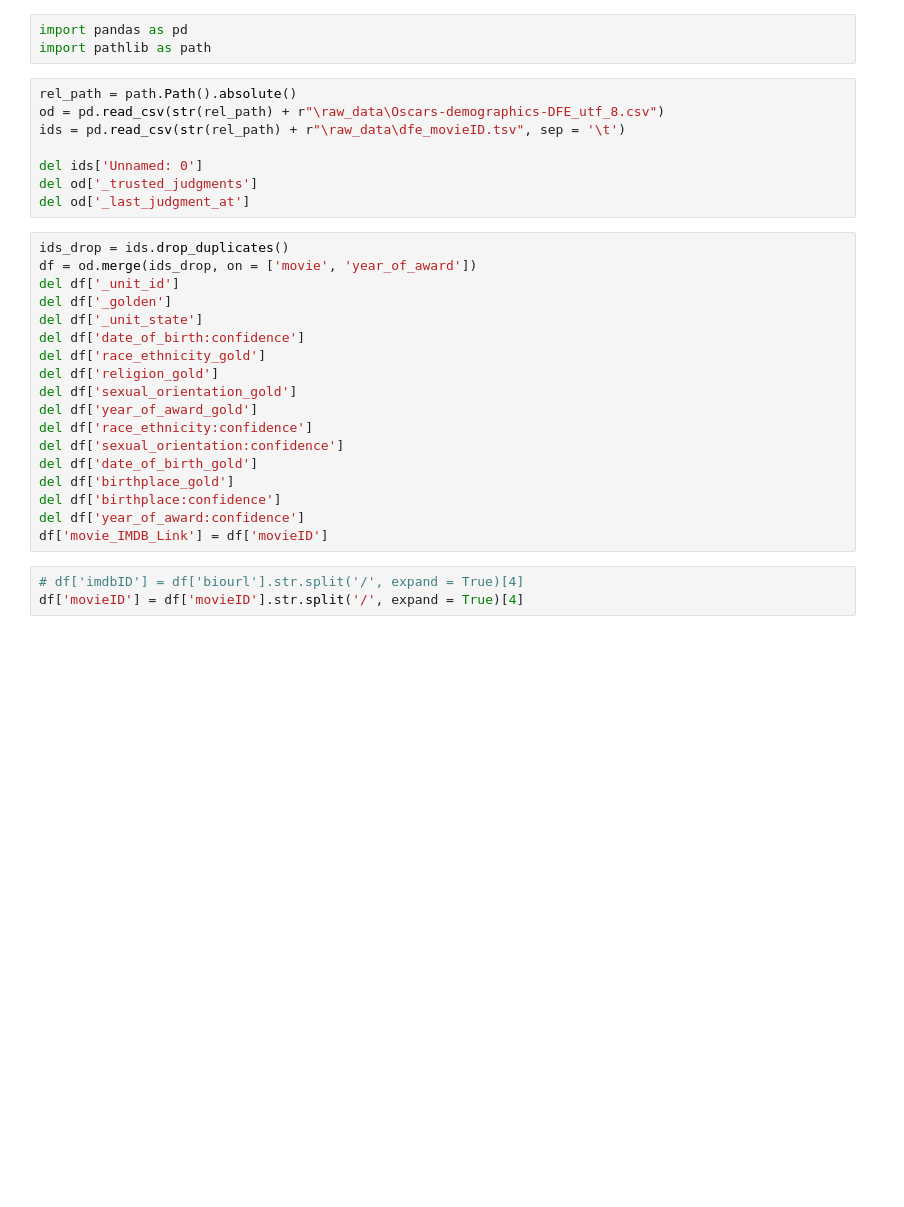
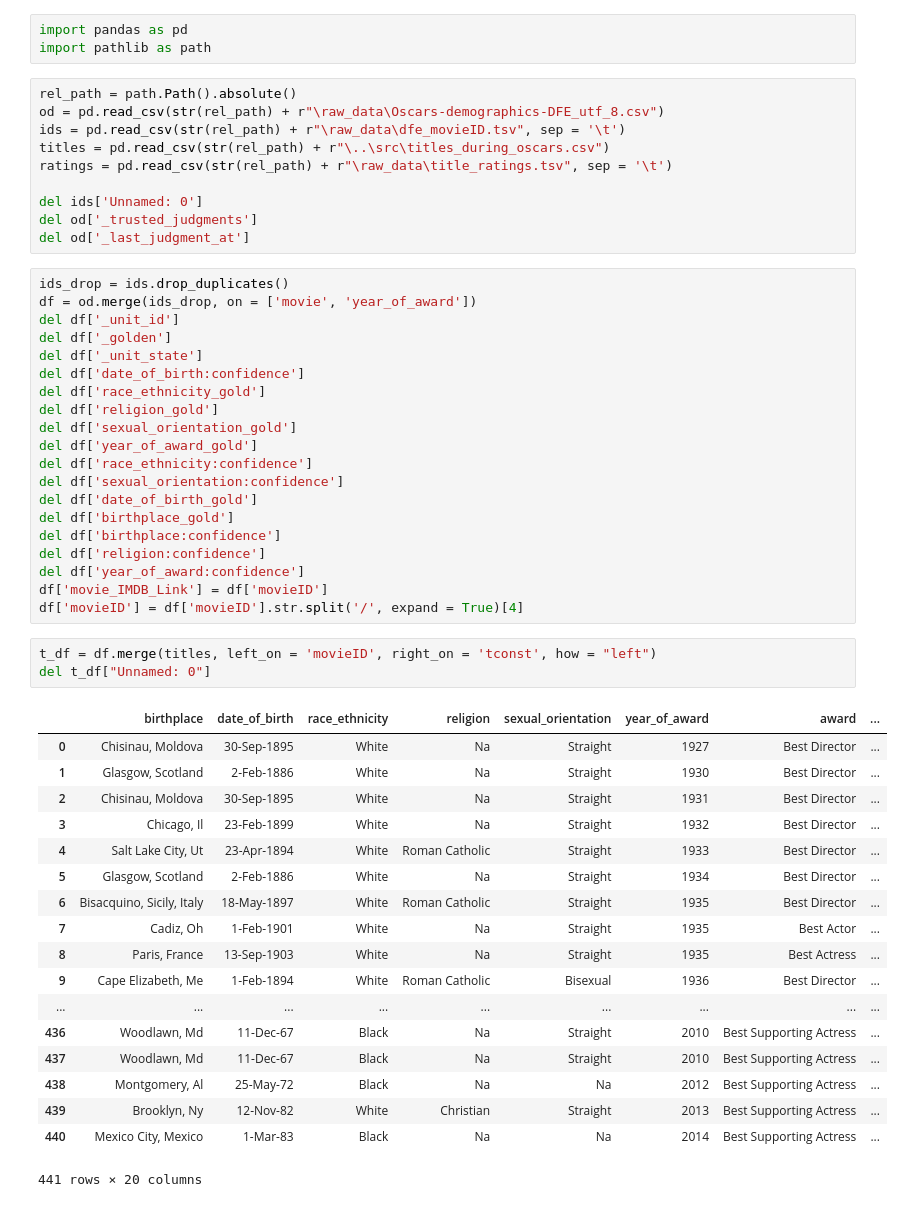
Before and after one commit to UW-CSE442-WI20/FP-oscar-nominations, a Jupyter notebook: data_processing/cleaning oscar_def.ipynb, the cells around one changed output. Drawn from its saved outputs; the diff is of its cells as text; blank space fills up the shorter version.

```diff
--- a/data_processing/cleaning oscar_def.ipynb
+++ b/data_processing/cleaning oscar_def.ipynb
@@ -5,6 +5,8 @@ import pathlib as path
 rel_path = path.Path().absolute()
 od = pd.read_csv(str(rel_path) + r"\raw_data\Oscars-demographics-DFE_utf_8.csv")
 ids = pd.read_csv(str(rel_path) + r"\raw_data\dfe_movieID.tsv", sep = '\t')
+titles = pd.read_csv(str(rel_path) + r"\..\src\titles_during_oscars.csv")
+ratings = pd.read_csv(str(rel_path) + r"\raw_data\title_ratings.tsv", sep = '\t')
 
 del ids['Unnamed: 0']
 del od['_trusted_judgments']
@@ -25,8 +27,29 @@ del df['sexual_orientation:confidence']
 del df['date_of_birth_gold']
 del df['birthplace_gold']
 del df['birthplace:confidence']
+del df['religion:confidence']
 del df['year_of_award:confidence']
 df['movie_IMDB_Link'] = df['movieID']
+df['movieID'] = df['movieID'].str.split('/', expand = True)[4]
-# %%
-# df['imdbID'] = df['biourl'].str.split('/', expand = True)[4]
-df['movieID'] = df['movieID'].str.split('/', expand = True)[4]
+# %%
+t_df = df.merge(titles, left_on = 'movieID', right_on = 'tconst', how = "left")
+del t_df["Unnamed: 0"]
+# %% [output]
+|  | birthplace | date_of_birth | race_ethnicity | religion | sexual_orientation | year_of_award | award | ... |
+| 0 | Chisinau, Moldova | 30-Sep-1895 | White | Na | Straight | 1927 | Best Director | ... |
+| 1 | Glasgow, Scotland | 2-Feb-1886 | White | Na | Straight | 1930 | Best Director | ... |
+| 2 | Chisinau, Moldova | 30-Sep-1895 | White | Na | Straight | 1931 | Best Director | ... |
+| 3 | Chicago, Il | 23-Feb-1899 | White | Na | Straight | 1932 | Best Director | ... |
+| 4 | Salt Lake City, Ut | 23-Apr-1894 | White | Roman Catholic | Straight | 1933 | Best Director | ... |
+| 5 | Glasgow, Scotland | 2-Feb-1886 | White | Na | Straight | 1934 | Best Director | ... |
+| 6 | Bisacquino, Sicily, Italy | 18-May-1897 | White | Roman Catholic | Straight | 1935 | Best Director | ... |
+| 7 | Cadiz, Oh | 1-Feb-1901 | White | Na | Straight | 1935 | Best Actor | ... |
+| 8 | Paris, France | 13-Sep-1903 | White | Na | Straight | 1935 | Best Actress | ... |
+| 9 | Cape Elizabeth, Me | 1-Feb-1894 | White | Roman Catholic | Bisexual | 1936 | Best Director | ... |
+| ... | ... | ... | ... | ... | ... | ... | ... | ... |
+| 436 | Woodlawn, Md | 11-Dec-67 | Black | Na | Straight | 2010 | Best Supporting Actress | ... |
+| 437 | Woodlawn, Md | 11-Dec-67 | Black | Na | Straight | 2010 | Best Supporting Actress | ... |
+| 438 | Montgomery, Al | 25-May-72 | Black | Na | Na | 2012 | Best Supporting Actress | ... |
+| 439 | Brooklyn, Ny | 12-Nov-82 | White | Christian | Straight | 2013 | Best Supporting Actress | ... |
+| 440 | Mexico City, Mexico | 1-Mar-83 | Black | Na | Na | 2014 | Best Supporting Actress | ... |
+441 rows × 20 columns
```
Also changed, not shown: parts of 2 cells of this notebook, 3 other files.
